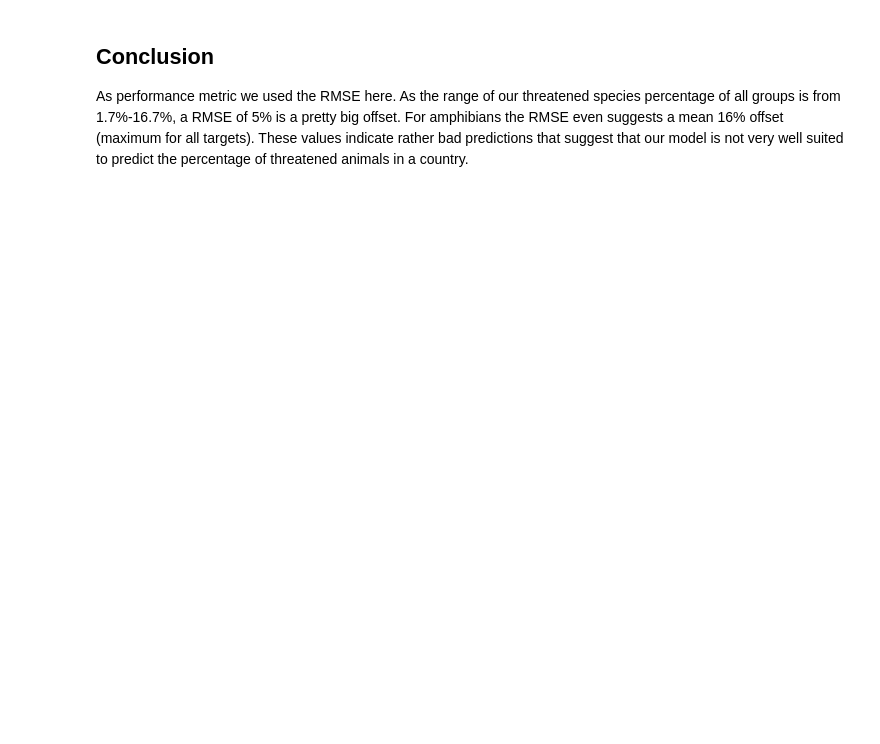
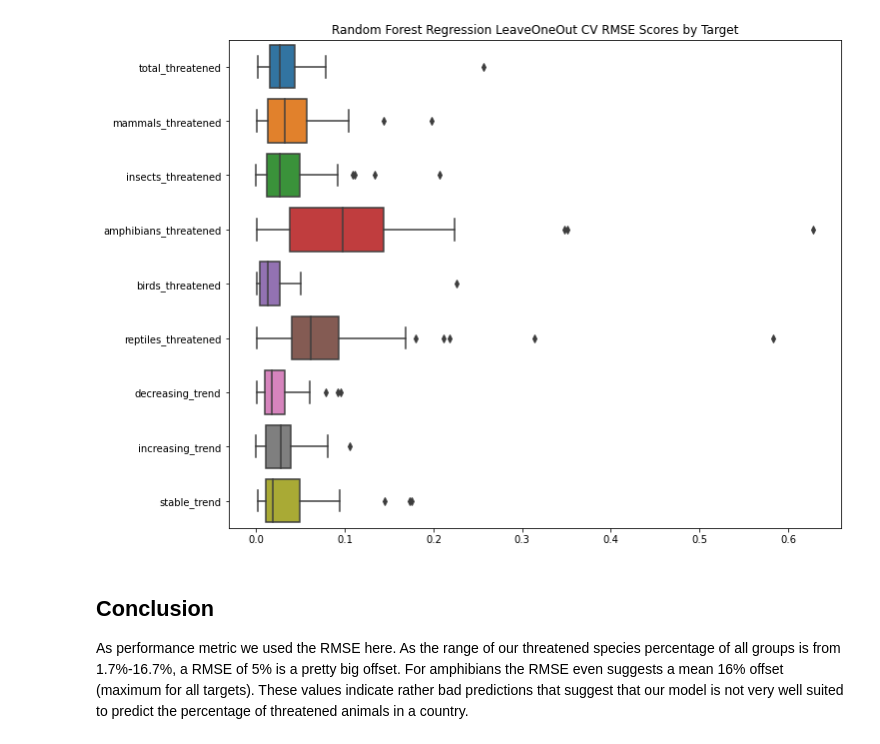
Before and after one commit to MarkusKiesel93/DOPPThreatenedSpecies, a Jupyter notebook: Random Forest Regression.ipynb, the cells around one changed output. Drawn from its saved outputs; the diff is of its cells as text; code cells hidden in the pictures; blank space fills up the shorter version.

```diff
--- a/Random Forest Regression.ipynb
+++ b/Random Forest Regression.ipynb
@@ -33,9 +86,9 @@ As the number of samples in our remaining data frame is quite limited, we use le
 # %%
 def rf_predict_threatened_relative(data):
-    results = {}
+    cv_results = {}
 
     # iterate all target variables
-    columns_threatened = [col for col in data.columns if col.endswith('threatened')]
+    columns_threatened = [col for col in data.columns if col.endswith('threatened') or col.endswith('trend')]
     for target in columns_threatened:
         y = data[target]
         X = data.drop(columns=columns_threatened)
@@ -45,10 +98,10 @@ def rf_predict_threatened_relative(data):
         n_estimators = [int(x) for x in np.linspace(start = 50, stop = 500, num = 10)]
         grid = random_grid = {'n_estimators': n_estimators}
         rf=RandomForestRegressor(max_features = 'sqrt', random_state=0)
-        rf_grid = GridSearchCV(estimator = rf, param_grid = random_grid,  cv = LeaveOneOut(),  scoring='neg_mean_squared_error', refit='neg_mean_squared_error')
+        rf_grid = GridSearchCV(estimator = rf, param_grid = random_grid,  cv = LeaveOneOut(),  scoring=['neg_root_mean_squared_error', 'neg_mean_absolute_error'],
+            refit='neg_root_mean_squared_error')
         rf_grid.fit(X,y)
-        results[target] = round(math.sqrt(-rf_grid.best_score_),5)
+        cv_results[target] = rf_grid.cv_results_
 
-    return results
-RMSE_rf = rf_predict_threatened_relative(complete_data)
-RMSE_rf
+    return cv_results
+rf_cv_results = rf_predict_threatened_relative(complete_data)
@@ -55,3 +145,26 @@ RMSE_rf
+# %%
+def extract_cv_scores(data, cv_results, score):
+    target_columns = [col for col in data.columns if col.endswith('threatened') or col.endswith('trend')]
+    results_by_target = {}
+    for target in target_columns:
+        results = pd.DataFrame(cv_results[target])
+        best_results = results[results[f'rank_test_{score}'] == 1].iloc[0]
+        cv_scores = [best_results[f'split{i}_test_{score}'] for i in range(data.shape[0])]
+        cv_scores = [-val for val in cv_scores]
+        results_by_target[target] = cv_scores
+    return pd.DataFrame(results_by_target)
+# %%
+# get data
+vis_rf_scores = extract_cv_scores(complete_data, rf_cv_results, 'neg_root_mean_squared_error')
+
+# Set up the matplotlib figure
+f, ax = plt.subplots(figsize=(11, 9))
+ax.set_title('Random Forest Regression LeaveOneOut CV RMSE Scores by Target')
+
+sns.boxplot(data=vis_rf_scores, orient='h')
+plt.show()
+# %% [output]
+[figure, added]
 # %% [markdown]
 ## Conclusion
 As performance metric we used the RMSE here. As the range of our threatened species percentage of all groups is from 1.7%-16.7%, a RMSE of 5% is a pretty big offset. For amphibians the RMSE even suggests a mean 16% offset (maximum for all targets). These values indicate rather bad predictions that suggest that our model is not very well suited to predict the percentage of threatened animals in a country.
```
Also changed, not shown: parts of 9 cells of this notebook.
